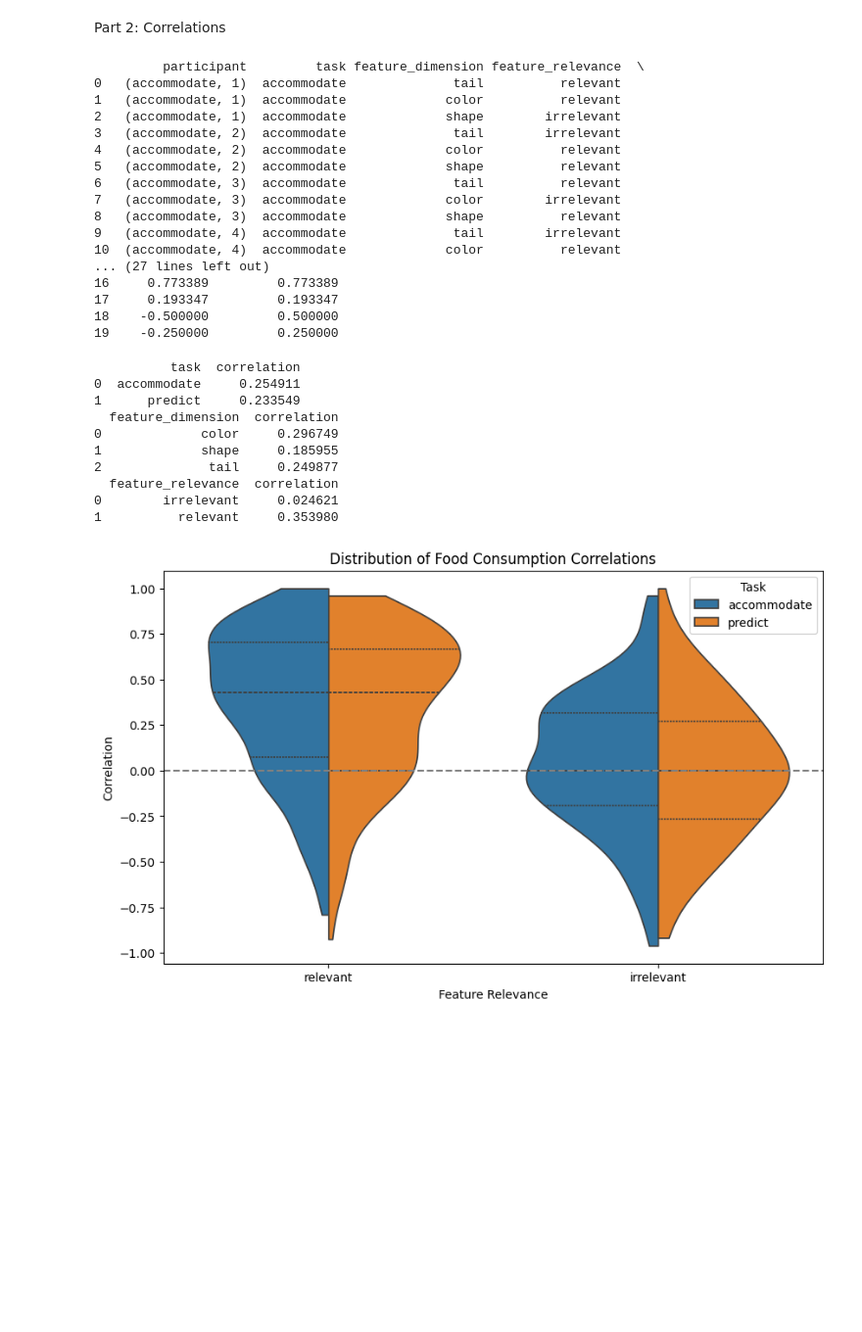
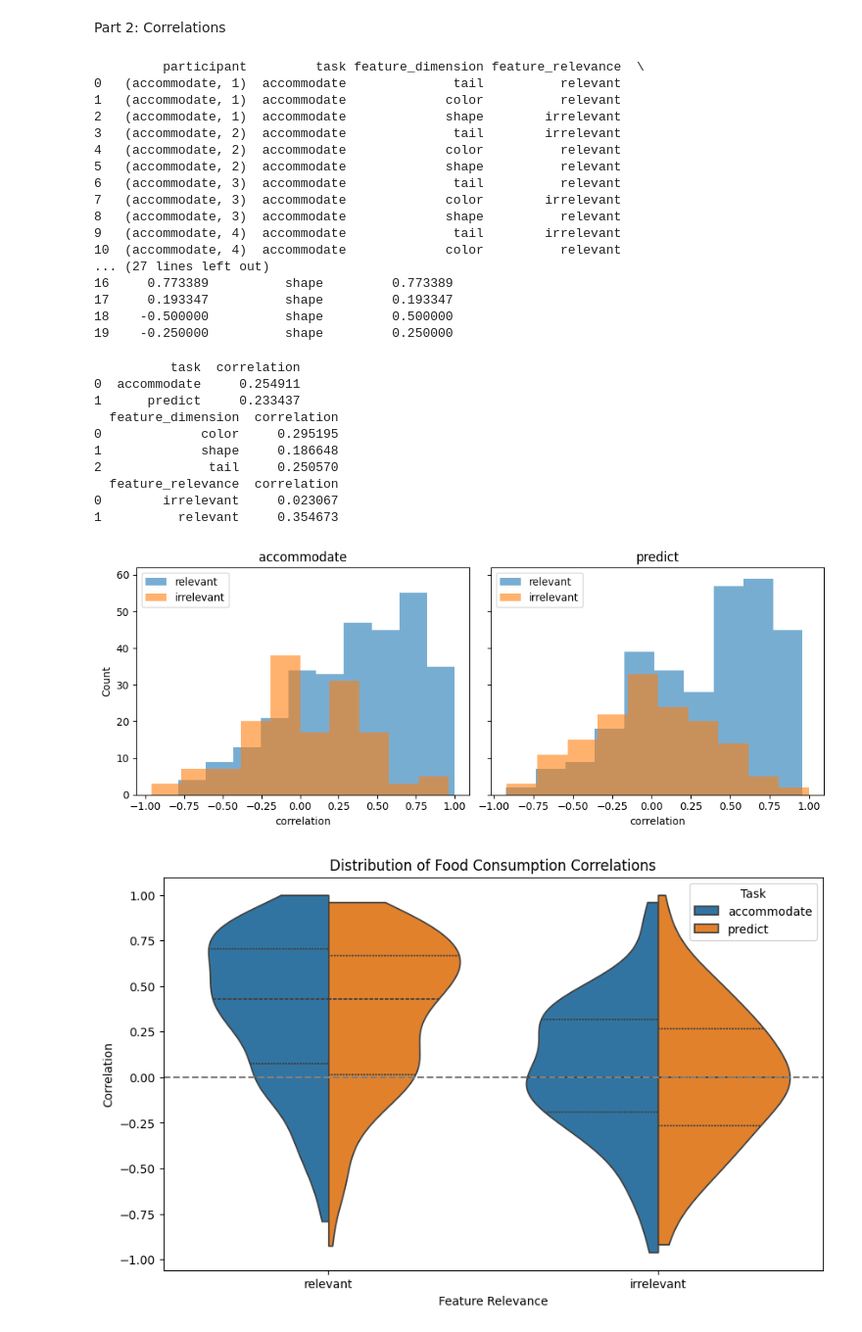
Before and after one commit to sebmonte/Prediction-Accomodation-Exp, a Jupyter notebook: Analysis/Scripts/Pilot2.0/Acc-PreCompare.ipynb, the cells around one changed output. Shown at 98% size. Cells and saved outputs as stored; diff of their text form; code cells hidden in the pictures; blank space fills up the shorter version.

```diff
--- a/Analysis/Scripts/Pilot2.0/Acc-PreCompare.ipynb
+++ b/Analysis/Scripts/Pilot2.0/Acc-PreCompare.ipynb
@@ -759,16 +706,16 @@ Group Var                                      0.817    0.109
 # %%
 #Group by average food amount per item in training
 df = df_combined[['task', 'training_image_order', 'food_amount', 'conditionOrder']]
-df_long = (
+df_long2 = (
     df
     .explode(['training_image_order', 'food_amount'])
     .rename(columns={'training_image_order': 'item'})
 )
 avg_food = (
-    df_long
+    df_long2
     .groupby(['task', 'conditionOrder', 'item'], as_index=False)
     ['food_amount']
     .mean()
 )
 avg_food_train = avg_food.copy()
-#print(avg_food_train.head(20))
+print(avg_food_train.head(20))
@@ -777,11 +742,11 @@ avg_food_train = avg_food.copy()
 
 df = df_combined[['task', 'conditionOrder', 'testing_image_order', 'testing_responses', 'relevant_dim_1',
                   'relevant_dim_2', 'irrelevant_dim', 'color_high', 'tail_high', 'shape_high']]
-df_long = (
+df_long2 = (
     df
     .explode(['testing_image_order', 'testing_responses'])
     .rename(columns={'testing_image_order': 'item'})
 )
-avg_food_test = df_long.copy()
-print(avg_food_test.head(20))
+avg_food_test = df_long2.copy()
+print(avg_food_test)
 # %% [output]
@@ -911,7 +863,7 @@ print(df_merged.head(20))
 # %% [markdown]
 Part 2: Correlations
 # %%
-# Columns indicating whether the item's feature is the "high" dimension (1/0)
+# Columns indicating whether the item's feature is the "high" dimension (1 or 0 coding)
 df_merged['tail_match_high']  = (df_merged['tail']  == df_merged['tail_high']).astype(int)
 df_merged['color_match_high'] = (df_merged['color'] == df_merged['color_high']).astype(int)
 df_merged['shape_match_high'] = (df_merged['shape'] == df_merged['shape_high']).astype(int)
@@ -937,6 +889,7 @@ for pid, g in df_merged.groupby(['task', 'conditionOrder']):
             'feature_dimension': feat,
             'feature_relevance': 'relevant' if relevant else 'irrelevant',
             'correlation': corr,
+            'irrelevant_dim': g['irrelevant_dim'].iloc[0],
             'abs_correlation': abs(corr) if pd.notna(corr) else None
         })
 
@@ -956,10 +909,10 @@ print(df_corr.head(20))
 9   (accommodate, 4)  accommodate              tail        irrelevant
 10  (accommodate, 4)  accommodate             color          relevant
 ... (27 lines left out)
-16     0.773389         0.773389
-17     0.193347         0.193347
-18    -0.500000         0.500000
-19    -0.250000         0.250000
+16     0.773389          shape         0.773389
+17     0.193347          shape         0.193347
+18    -0.500000          shape         0.500000
+19    -0.250000          shape         0.250000
 # %%
 avg_corr_task_rel = df_corr.groupby(
     ['task'],
@@ -982,14 +935,47 @@ print(avg_corr_relevance)
 # %% [output]
           task  correlation
 0  accommodate     0.254911
-1      predict     0.233549
+1      predict     0.233437
   feature_dimension  correlation
-0             color     0.296749
-1             shape     0.185955
-2              tail     0.249877
+0             color     0.295195
+1             shape     0.186648
+2              tail     0.250570
   feature_relevance  correlation
-0        irrelevant     0.024621
-1          relevant     0.353980
+0        irrelevant     0.023067
+1          relevant     0.354673
+# %%
+tasks = df_corr['task'].unique()
+
+fig, axes = plt.subplots(
+    nrows=1,
+    ncols=len(tasks),
+    figsize=(5 * len(tasks), 4),
+    sharey=True
+)
+
+if len(tasks) == 1:
+    axes = [axes]
+
+for ax, task in zip(axes, tasks):
+    for label in ['relevant', 'irrelevant']:
+        values = df_corr.loc[
+            (df_corr['task'] == task) &
+            (df_corr['feature_relevance'] == label),
+            'correlation'
+        ]
+        ax.hist(values, bins=10, alpha=0.6, label=label)
+
+    ax.set_title(task)
+    ax.set_xlabel("correlation")
+    ax.legend()
+
+axes[0].set_ylabel("Count")
+
+plt.tight_layout()
+plt.savefig(os.path.join(outputdir, 'Figure5_FeatureCorrelationeByTaskAndRelevance.png'), dpi=300)
+plt.show()
+# %% [output]
+[figure, added]
 # %%
 import seaborn as sns
 import matplotlib.pyplot as plt
```
Also changed, not shown: parts of 43 cells of this notebook, 15 other files.
